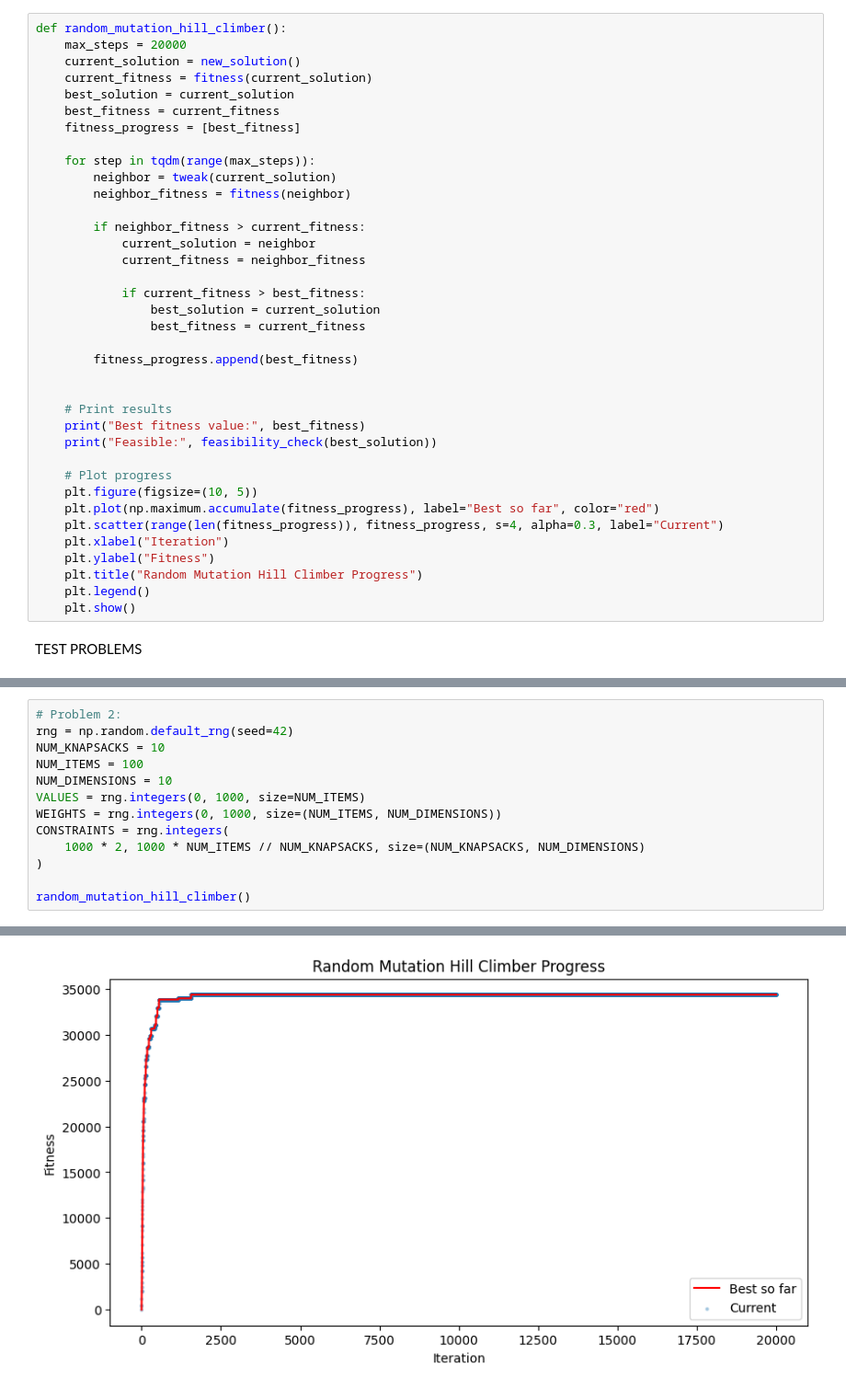
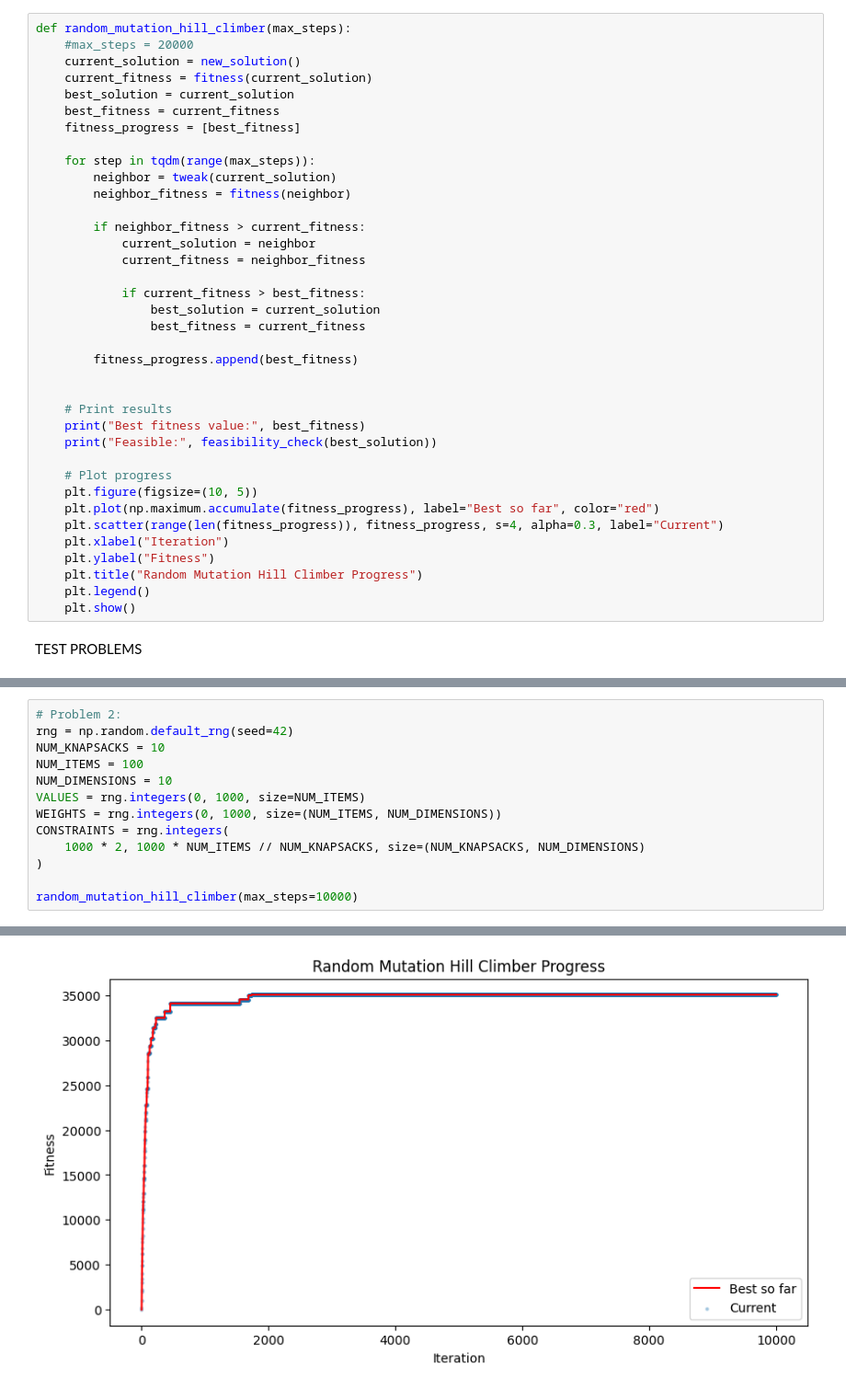
Before and after one commit to Zurehma/CI2025_lab1, a Jupyter notebook: knapsacks.ipynb, the cells around one changed output, grey strips where cells are left out. Shown at 92% size. Drawn from its saved outputs; the diff is of its cells as text.

Commit message:
Max_steps as parameter

```diff
--- a/knapsacks.ipynb
+++ b/knapsacks.ipynb
@@ -32,8 +32,8 @@ def tweak(solution):
     new_solution[item] = np.random.choice(choices) # Assign a new random state to the item
     return new_solution
 # %%
-def random_mutation_hill_climber():
-    max_steps = 20000
+def random_mutation_hill_climber(max_steps):
+    #max_steps = 20000
     current_solution = new_solution()
     current_fitness = fitness(current_solution)
     best_solution = current_solution
@@ -99,5 +99,5 @@ CONSTRAINTS = rng.integers(
     1000 * 2, 1000 * NUM_ITEMS // NUM_KNAPSACKS, size=(NUM_KNAPSACKS, NUM_DIMENSIONS)
 )
 
-random_mutation_hill_climber()
+random_mutation_hill_climber(max_steps=10000)
 # %% [output]
@@ -105,5 +105,5 @@ Best fitness value: 34364
 Feasible: True
-[figure, old version]
+[figure, new version]
 # %%
 # Problem 3:
 rng = np.random.default_rng(seed=42)
```
Also changed, not shown: parts of 3 cells of this notebook.
